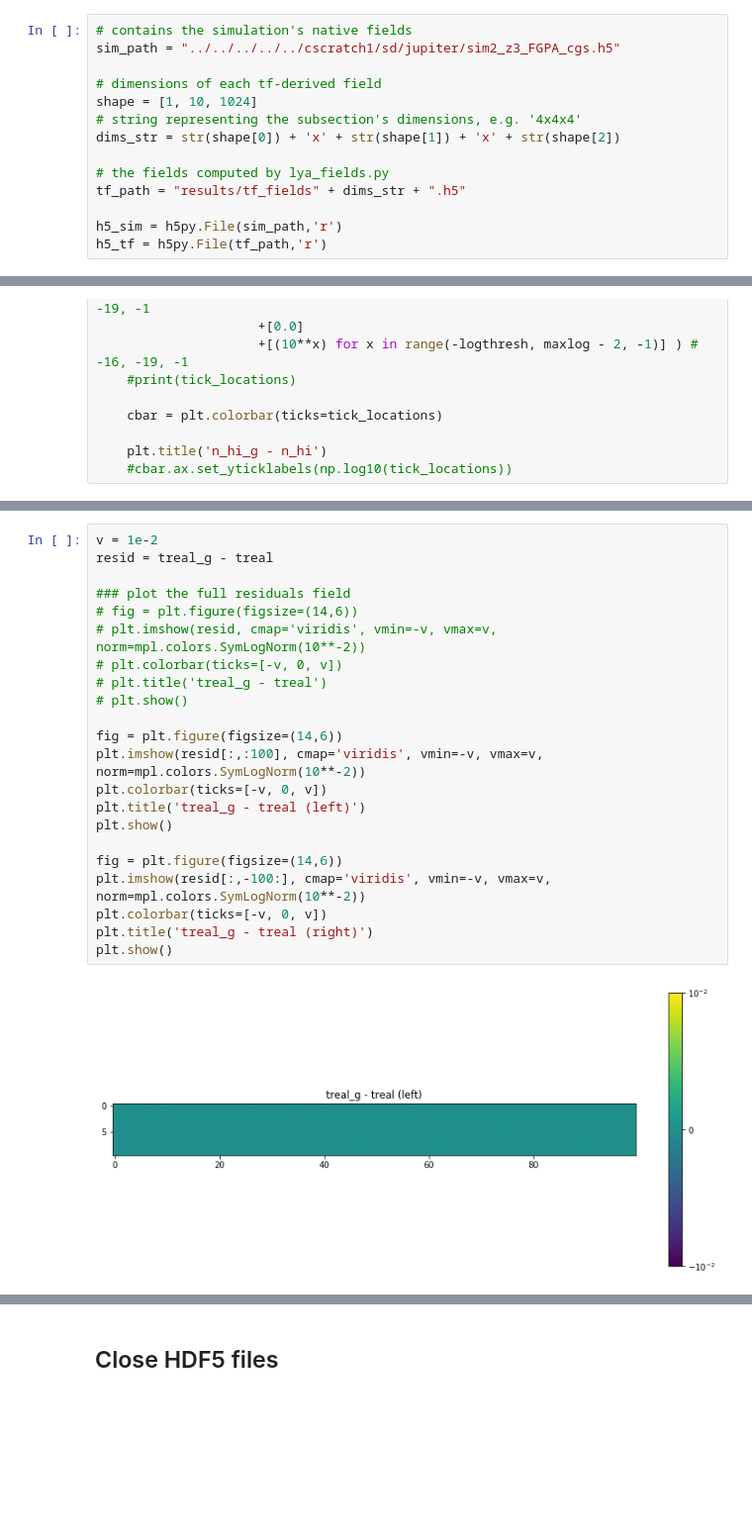
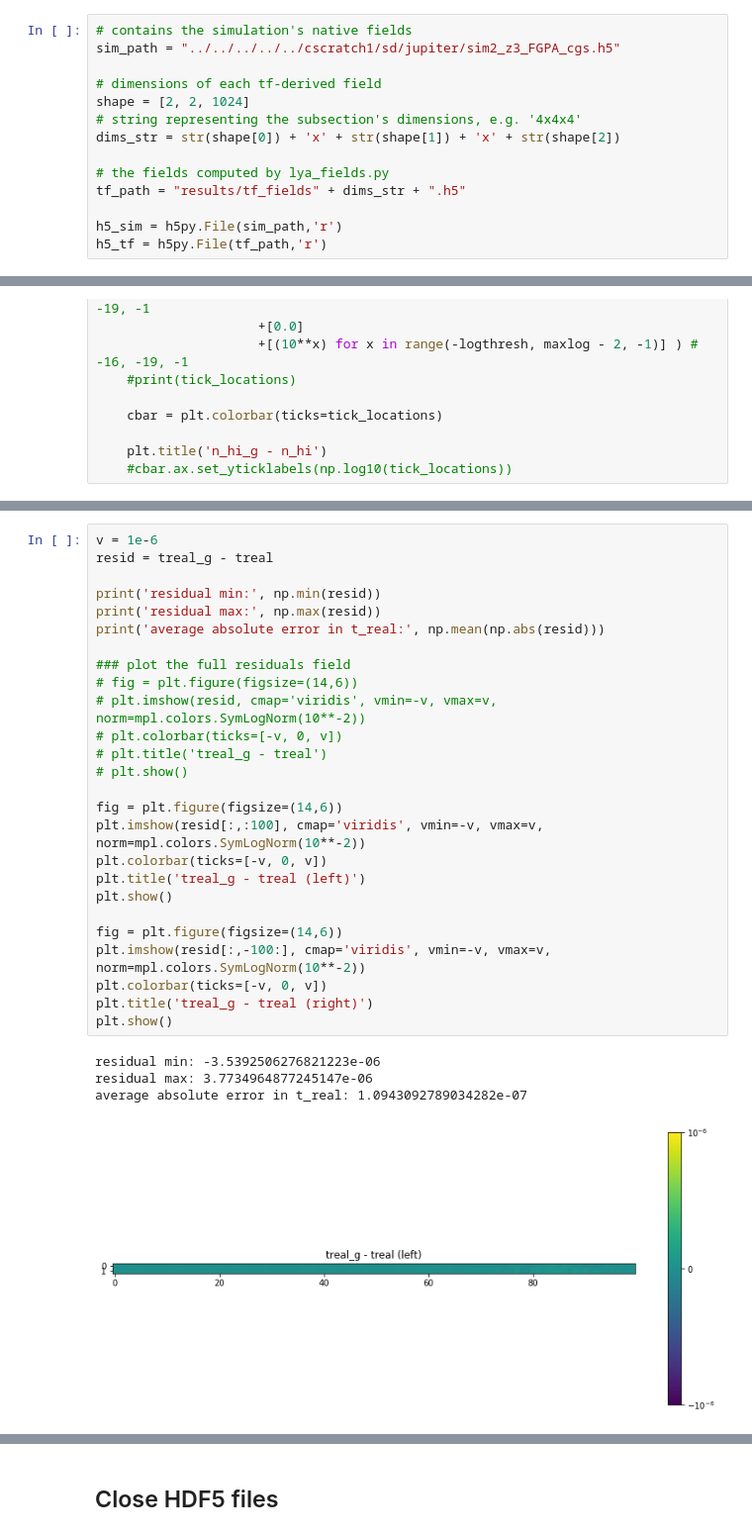
Before and after one commit to Jupiter1994/lya-tf, a Jupyter notebook: lya_fields/plot_fields.ipynb, the cells around one changed output, grey strips where cells are left out. Shown at 99% size. Saved outputs shown, nothing was run; the diff lists cells and outputs as text; blank space fills up the shorter version.

```diff
--- a/lya_fields/plot_fields.ipynb
+++ b/lya_fields/plot_fields.ipynb
@@ -10,7 +10,7 @@ import matplotlib.pyplot as plt
 sim_path = "../../../../../cscratch1/sd/jupiter/sim2_z3_FGPA_cgs.h5"
 
 # dimensions of each tf-derived field
-shape = [1, 10, 1024]
+shape = [2, 2, 1024]
 # string representing the subsection's dimensions, e.g. '4x4x4'
 dims_str = str(shape[0]) + 'x' + str(shape[1]) + 'x' + str(shape[2])
 
@@ -161,24 +178,31 @@ imshow_symlog(n_hi_g - n_hi, -v, v, cmap='Oranges', logthresh=16)
 # %%
-v = 1e-2
+v = 1e-6
 resid = treal_g - treal
+
+print('residual min:', np.min(resid))
+print('residual max:', np.max(resid))
+print('average absolute error in t_real:', np.mean(np.abs(resid)))
 
 ### plot the full residuals field
 # fig = plt.figure(figsize=(14,6))
 # plt.imshow(resid, cmap='viridis', vmin=-v, vmax=v, norm=mpl.colors.SymLogNorm(10**-2))
 # plt.colorbar(ticks=[-v, 0, v])
 # plt.title('treal_g - treal')
 # plt.show()
 
 fig = plt.figure(figsize=(14,6))
 plt.imshow(resid[:,:100], cmap='viridis', vmin=-v, vmax=v, norm=mpl.colors.SymLogNorm(10**-2))
 plt.colorbar(ticks=[-v, 0, v])
 plt.title('treal_g - treal (left)')
 plt.show()
 
 fig = plt.figure(figsize=(14,6))
 plt.imshow(resid[:,-100:], cmap='viridis', vmin=-v, vmax=v, norm=mpl.colors.SymLogNorm(10**-2))
 plt.colorbar(ticks=[-v, 0, v])
 plt.title('treal_g - treal (right)')
 plt.show()
 # %% [output]
+residual min: -3.5392506276821223e-06
+residual max: 3.7734964877245147e-06
+average absolute error in t_real: 1.0943092789034282e-07
-[figure, old version]
+[figure, new version]
```
Also changed, not shown: parts of 8 cells of this notebook, 7 other files.
